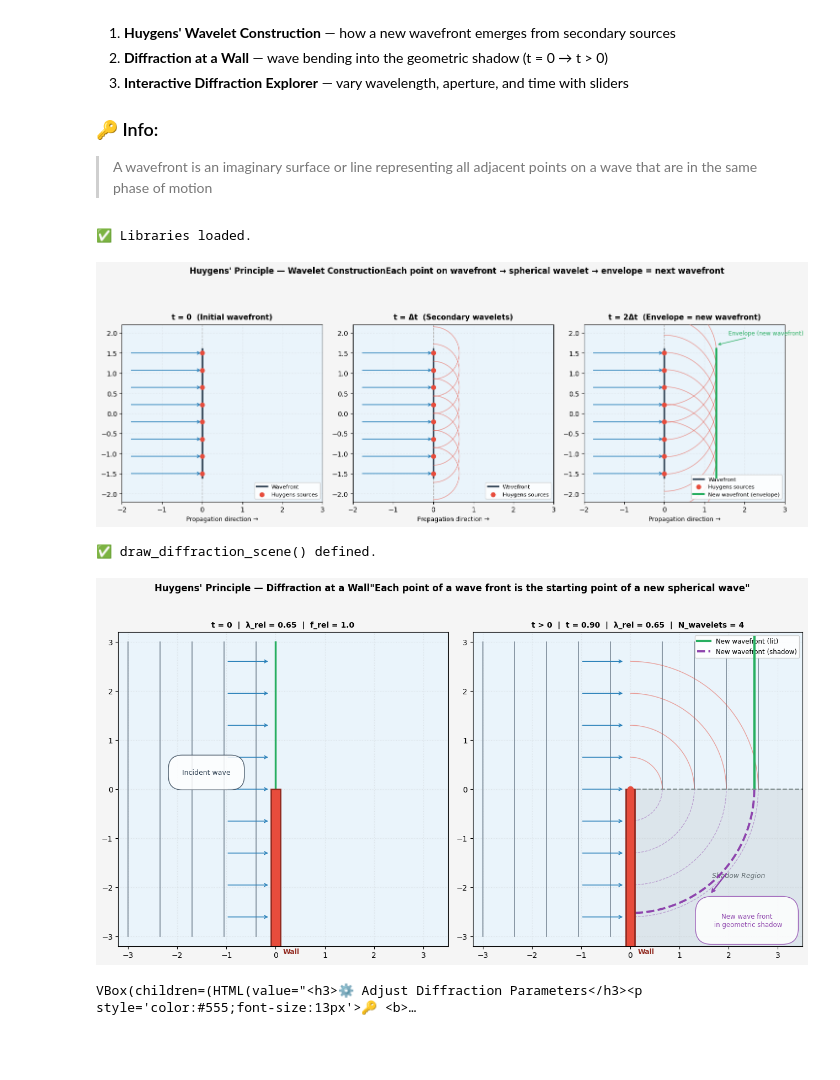
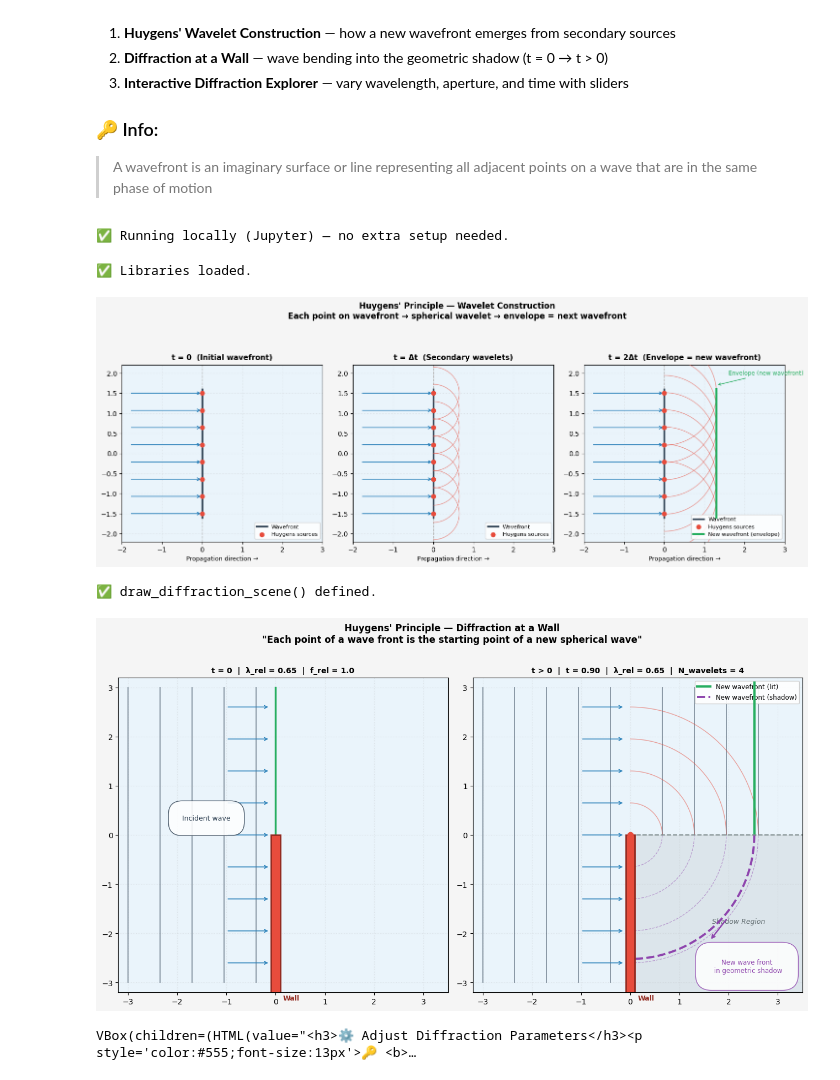
Before and after one commit to oalnaseri/mobilcom_course, a Jupyter notebook: 02_huygens_diffraction_interactive.ipynb, the cells around one changed output. Cells and saved outputs as stored; diff of their text form; code cells hidden in the pictures; blank space fills up the shorter version.

```diff
--- a/02_huygens_diffraction_interactive.ipynb
+++ b/02_huygens_diffraction_interactive.ipynb
@@ -13,6 +18,28 @@ Three interactive visualisations:
 
 ### 🔑 Info:
 > A wavefront is an imaginary surface or line representing all adjacent points on a wave that are in the same phase of motion
+# %%
+# ============================================================
+#  COLAB / ENVIRONMENT SETUP  (safe to run locally too)
+# ============================================================
+import sys
+IN_COLAB = 'google.colab' in sys.modules
+
+if IN_COLAB:
+    # numpy + matplotlib ship with Colab; ensure ipywidgets is present
+    !pip install -q ipywidgets
+
+    # Required so ipywidgets sliders / interactive output render in Colab
+    from google.colab import output
+    output.enable_custom_widget_manager()
+    print('✅ Colab detected — custom widget manager enabled.')
+else:
+    print('✅ Running locally (Jupyter) — no extra setup needed.')
+
+# Inline backend works reliably for slider-driven redraws in both envs
+%matplotlib inline
+# %% [output]
+✅ Running locally (Jupyter) — no extra setup needed.
 # %%
 import numpy as np
 import matplotlib.pyplot as plt
@@ -26,9 +53,9 @@ print("✅ Libraries loaded.")
 # %% [output]
 ✅ Libraries loaded.
 # %%
-# ─────────────────────────────────────────────────────────────────────────────
+# ───────────────────────────────────────────────────────────────────────────────
 #  VISUALISATION 1: Huygens Wavelet Construction
-# ─────────────────────────────────────────────────────────────────────────────
+# ───────────────────────────────────────────────────────────────────────────────
 def plot_huygens_construction(n_sources=8, wavelet_radius=0.65):
     fig, axes = plt.subplots(1, 3, figsize=(15, 5.5))
     fig.patch.set_facecolor('#f5f5f5')
@@ -64,14 +91,14 @@ def plot_huygens_construction(n_sources=8, wavelet_radius=0.65):
                         arrowprops=dict(arrowstyle='->', color='#27ae60'))
         ax.legend(fontsize=8, loc='lower right', framealpha=0.85)
         ax.grid(True, linestyle=':', alpha=0.3)
-    fig.suptitle("Huygens' Principle — Wavelet Construction"
+    fig.suptitle("Huygens' Principle — Wavelet Construction\n"
                  r"Each point on wavefront → spherical wavelet → envelope = next wavefront",
                  fontsize=12, fontweight='bold', y=1.02)
     plt.tight_layout(); plt.show()
 
 plot_huygens_construction()
 # %% [output]
-[figure, old version]
+[figure, new version]
 # %%
 # ─────────────────────────────────────────────────────────────────────────────
 #  SHARED DRAWING FUNCTION  — used by static plot AND interactive widget
@@ -194,21 +211,21 @@ print("✅ draw_diffraction_scene() defined.")
 # %% [output]
 ✅ draw_diffraction_scene() defined.
 # %%
-# ─────────────────────────────────────────────────────────────────────────────
+# ───────────────────────────────────────────────────────────────────────────────
 #  VISUALISATION 2: Static Diffraction at a Wall (default parameters)
-# ─────────────────────────────────────────────────────────────────────────────
+# ───────────────────────────────────────────────────────────────────────────────
 fig, axes = plt.subplots(1, 2, figsize=(13, 7))
 fig.patch.set_facecolor('#f5f5f5')
 draw_diffraction_scene(axes[0], col=0, freq=1.0, t=0.9,   n_src=9)
 draw_diffraction_scene(axes[1], col=1, freq=1.0, t=0.9,   n_src=9)
 fig.suptitle(
-    "Huygens' Principle — Diffraction at a Wall"
+    "Huygens' Principle — Diffraction at a Wall\n"
     '"Each point of a wave front is the starting point of a new spherical wave"',
     fontsize=12, fontweight='bold', y=1.01)
 plt.tight_layout()
 plt.show()
 # %% [output]
-[figure, old version]
+[figure, new version]
 # %%
 # ─────────────────────────────────────────────────────────────────────────────
 #  VISUALISATION 3: Interactive Diffraction Explorer
```
Also changed, not shown: parts of 4 cells of this notebook.
